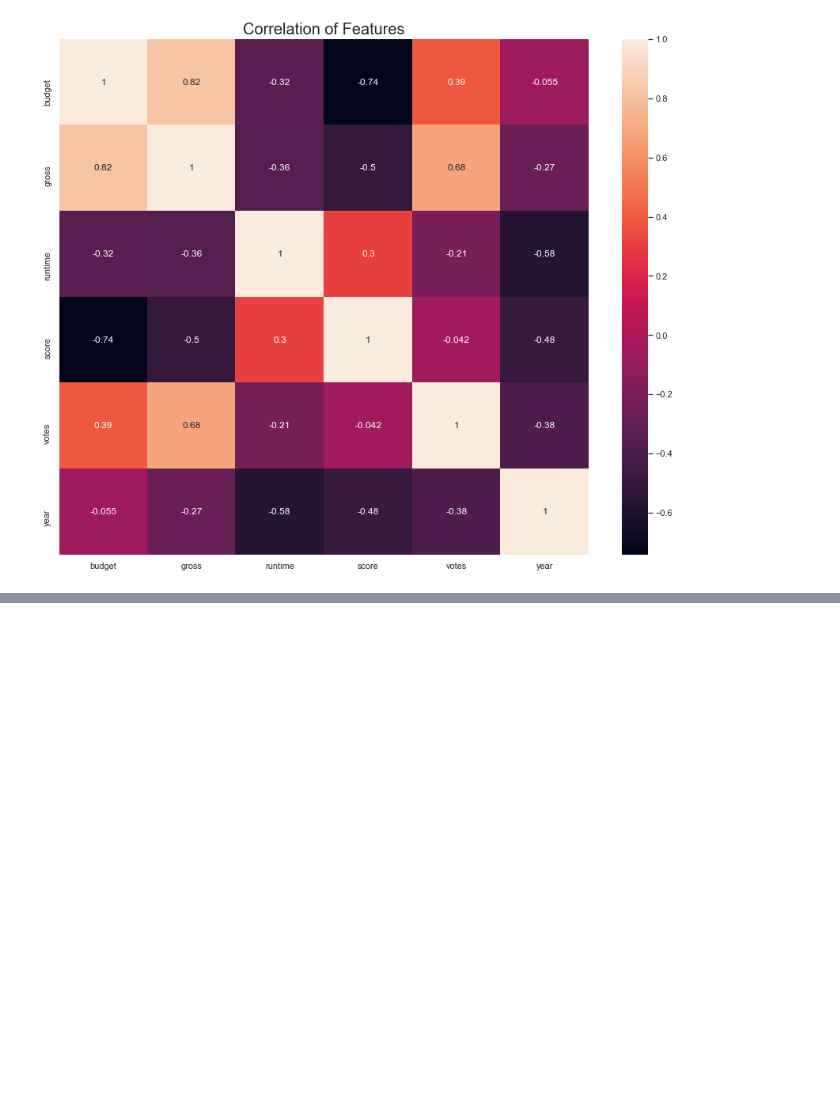
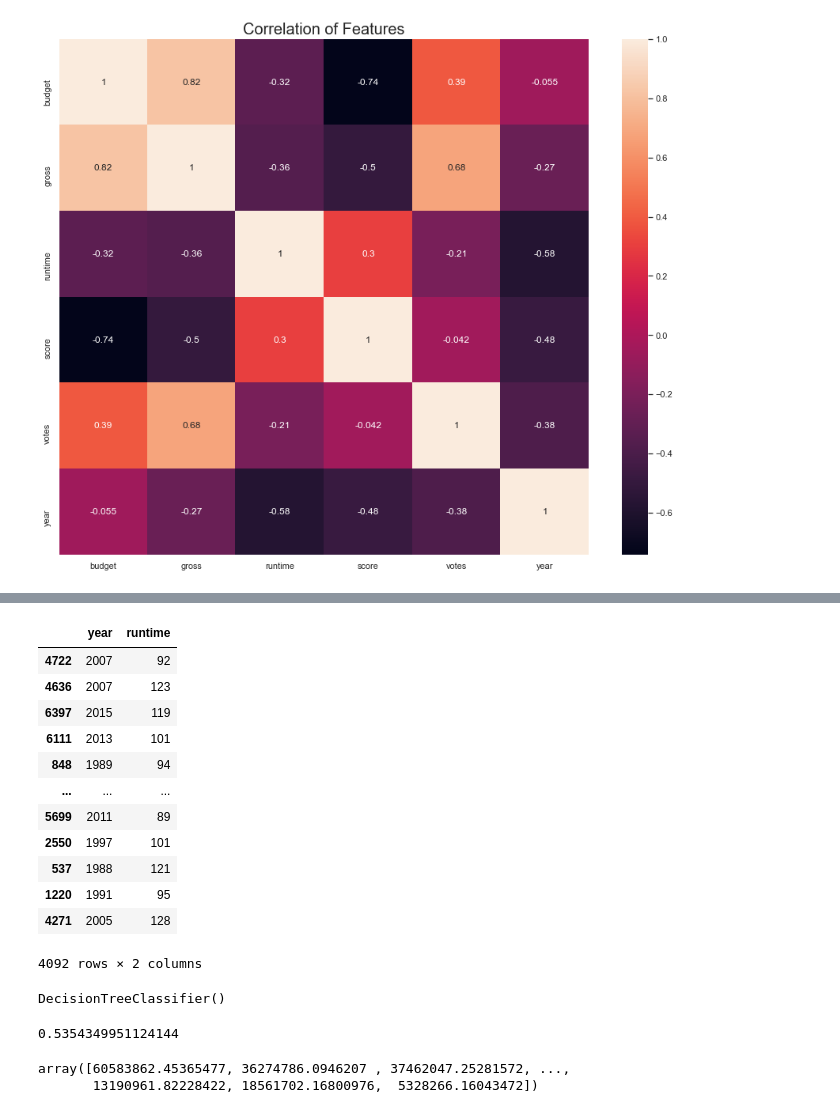
Before and after one commit to gruelg/M1-IOT-H3-PYTHON, a Jupyter notebook: Machine Learning/Mini_Projet.ipynb, the cells around one changed output, grey strips where cells are left out. Cells and saved outputs as stored; diff of their text form; code cells hidden in the pictures; blank space fills up the shorter version.

```diff
--- a/Machine Learning/Mini_Projet.ipynb
+++ b/Machine Learning/Mini_Projet.ipynb
@@ -115,0 +136,21 @@ AttributeError: 'DataFrame' object has no attribute 'create_distplot'
+# %%
+y = df["budget"]
+x = df[["year","runtime"]]
+# %%
+x_train, x_test, y_train, y_test =  train_test_split(x, y, test_size=0.4, random_state=7)
+# %%
+x_train
+# %% [output]
+|  | year | runtime |
+| 4722 | 2007 | 92 |
+| 4636 | 2007 | 123 |
+| 6397 | 2015 | 119 |
+| 6111 | 2013 | 101 |
+| 848 | 1989 | 94 |
+| ... | ... | ... |
+| 5699 | 2011 | 89 |
+| 2550 | 1997 | 101 |
+| 537 | 1988 | 121 |
+| 1220 | 1991 | 95 |
+| 4271 | 2005 | 128 |
+4092 rows × 2 columns
@@ -115,0 +159,9 @@ AttributeError: 'DataFrame' object has no attribute 'create_distplot'
+# %%
+model.fit(x_train, y_train)
+# %% [output]
+DecisionTreeClassifier()
+# %%
+predictions = model.predict(x_train)
+print(accuracy_score(y_train, predictions))
+# %% [output]
+0.5354349951124144
@@ -115,0 +170,5 @@ AttributeError: 'DataFrame' object has no attribute 'create_distplot'
+# %%
+clf.predict(x_test)
+# %% [output]
+array([60583862.45365477, 36274786.0946207 , 37462047.25281572, ...,
+       13190961.82228422, 18561702.16800976,  5328266.16043472])
```
Also changed, not shown: parts of 10 cells of this notebook.
